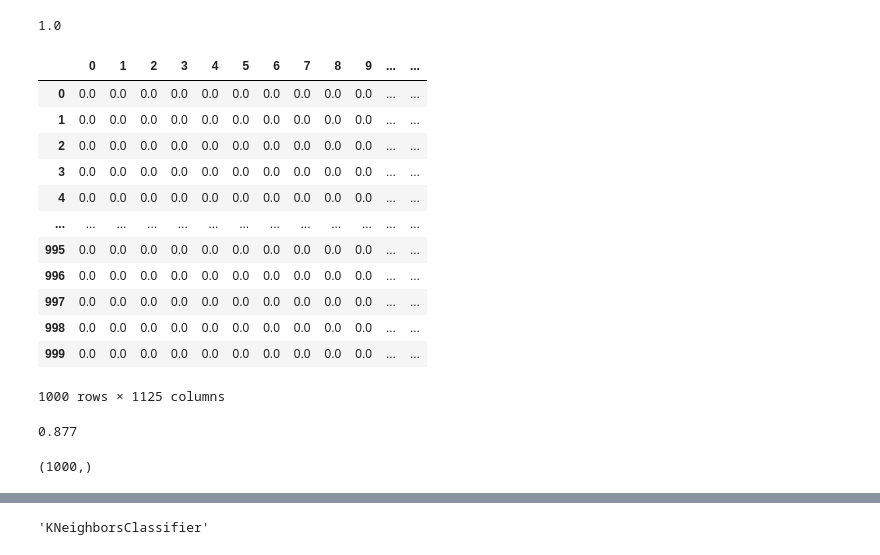
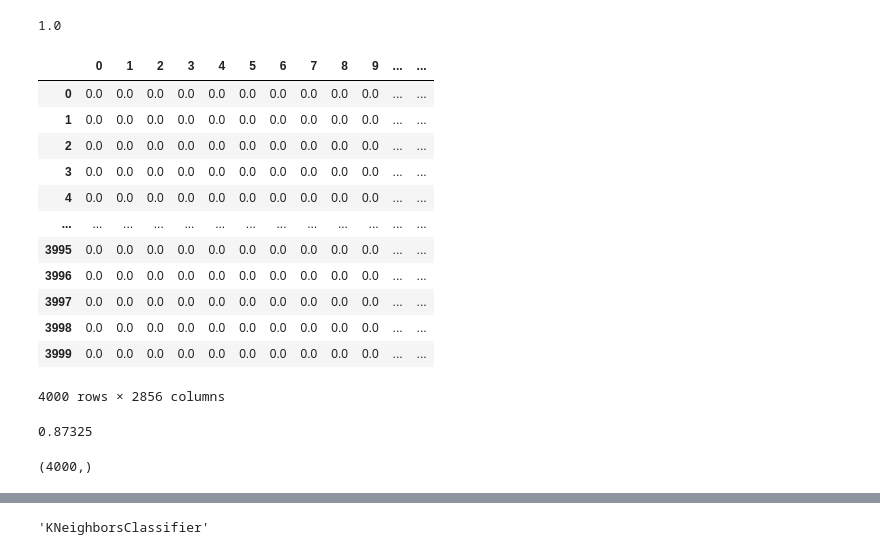
Before and after one commit to tommarz/mdca_challenge, a Jupyter notebook: predict_users.ipynb, the cells around one changed output, grey strips where cells are left out. Saved outputs shown, nothing was run; the diff lists cells and outputs as text; code cells hidden in the pictures.

```diff
--- a/predict_users.ipynb
+++ b/predict_users.ipynb
@@ -40,10 +41,10 @@ EMBEDDING_DIM = 128
 _, seg_df = load_user_data()
 print(seg_df.shape)
 y_seg = pd.read_csv('challengeToFill.csv').drop(columns=['Unnamed: 0']).T.reset_index(drop=True).T
-y_seg_train = y_seg.iloc[:LABELED_USERS, :TRAIN_SEG]
-y_seg_test = y_seg.iloc[:LABELED_USERS, TRAIN_SEG:]
-train_df = seg_df.iloc[:LABELED_USERS, :TRAIN_SEG]
-test_df = seg_df.iloc[:LABELED_USERS, TRAIN_SEG:]
+y_seg_train = y_seg.iloc[:, :TRAIN_SEG]
+y_seg_test = y_seg.iloc[:, TRAIN_SEG:]
+train_df = seg_df.iloc[:, :TRAIN_SEG]
+test_df = seg_df.iloc[:, TRAIN_SEG:]
 submission_df = seg_df.iloc[LABELED_USERS:, TRAIN_SEG:]
 # sentences = train_df.to_numpy().flatten().tolist()
 # embedding_model = create_embeddings(sentences, vector_size=EMBEDDING_DIM, window=5)
@@ -96,29 +97,29 @@ top_k_accuracy_score(y_train_user, train_probas, k=1)
 # %%
 test = [' '.join(x) for x in test_df.to_numpy().flatten()]
 X_test = pd.DataFrame.sparse.from_spmatrix(tfidf_vec.transform(test))
-y_test_user = pd.Series([idx//(2*TRAIN_SEG) for idx in test_df.index])
+y_test_user = pd.Series([idx//(2*TRAIN_SEG) for idx in X_test.index])
 X_test
 # %% [output]
 |  | 0 | 1 | 2 | 3 | 4 | 5 | 6 | 7 | 8 | 9 | ... | ... |
 | 0 | 0.0 | 0.0 | 0.0 | 0.0 | 0.0 | 0.0 | 0.0 | 0.0 | 0.0 | 0.0 | ... | ... |
 | 1 | 0.0 | 0.0 | 0.0 | 0.0 | 0.0 | 0.0 | 0.0 | 0.0 | 0.0 | 0.0 | ... | ... |
 | 2 | 0.0 | 0.0 | 0.0 | 0.0 | 0.0 | 0.0 | 0.0 | 0.0 | 0.0 | 0.0 | ... | ... |
 | 3 | 0.0 | 0.0 | 0.0 | 0.0 | 0.0 | 0.0 | 0.0 | 0.0 | 0.0 | 0.0 | ... | ... |
 | 4 | 0.0 | 0.0 | 0.0 | 0.0 | 0.0 | 0.0 | 0.0 | 0.0 | 0.0 | 0.0 | ... | ... |
 | ... | ... | ... | ... | ... | ... | ... | ... | ... | ... | ... | ... | ... |
-| 995 | 0.0 | 0.0 | 0.0 | 0.0 | 0.0 | 0.0 | 0.0 | 0.0 | 0.0 | 0.0 | ... | ... |
-| 996 | 0.0 | 0.0 | 0.0 | 0.0 | 0.0 | 0.0 | 0.0 | 0.0 | 0.0 | 0.0 | ... | ... |
-| 997 | 0.0 | 0.0 | 0.0 | 0.0 | 0.0 | 0.0 | 0.0 | 0.0 | 0.0 | 0.0 | ... | ... |
-| 998 | 0.0 | 0.0 | 0.0 | 0.0 | 0.0 | 0.0 | 0.0 | 0.0 | 0.0 | 0.0 | ... | ... |
-| 999 | 0.0 | 0.0 | 0.0 | 0.0 | 0.0 | 0.0 | 0.0 | 0.0 | 0.0 | 0.0 | ... | ... |
+| 3995 | 0.0 | 0.0 | 0.0 | 0.0 | 0.0 | 0.0 | 0.0 | 0.0 | 0.0 | 0.0 | ... | ... |
+| 3996 | 0.0 | 0.0 | 0.0 | 0.0 | 0.0 | 0.0 | 0.0 | 0.0 | 0.0 | 0.0 | ... | ... |
+| 3997 | 0.0 | 0.0 | 0.0 | 0.0 | 0.0 | 0.0 | 0.0 | 0.0 | 0.0 | 0.0 | ... | ... |
+| 3998 | 0.0 | 0.0 | 0.0 | 0.0 | 0.0 | 0.0 | 0.0 | 0.0 | 0.0 | 0.0 | ... | ... |
+| 3999 | 0.0 | 0.0 | 0.0 | 0.0 | 0.0 | 0.0 | 0.0 | 0.0 | 0.0 | 0.0 | ... | ... |
-1000 rows × 1125 columns
+4000 rows × 2856 columns
 # %%
 test_preds = clf.predict(X_test)
 test_probas = clf.predict_proba(X_test)
 # %%
 top_k_accuracy_score(y_test_user, test_probas, k=1)
 # %% [output]
-0.877
+0.87325
 # %%
 def get_top_k_probas(probas, k=5):
     return np.partition(probas, -k, axis=1)[:, -k:]
@@ -126,7 +127,7 @@ def get_top_k_probas(probas, k=5):
 def get_top_k_classes(probas, k=5):
     return np.argpartition(probas, -k, axis=1)[:, -k:]
 # %%
-y_pred_seg = np.array([1 if t in p else 0 for t, p in zip(y_test, get_top_k_classes(test_probas, k=3))])
+y_pred_seg = np.array([0 if t in p else 1 for t, p in zip(y_test_user, get_top_k_classes(test_probas, k=3))])
 y_pred_seg.shape
 # %% [output]
-(1000,)
+(4000,)
```
Also changed, not shown: parts of 50 cells of this notebook, 2 other files.
